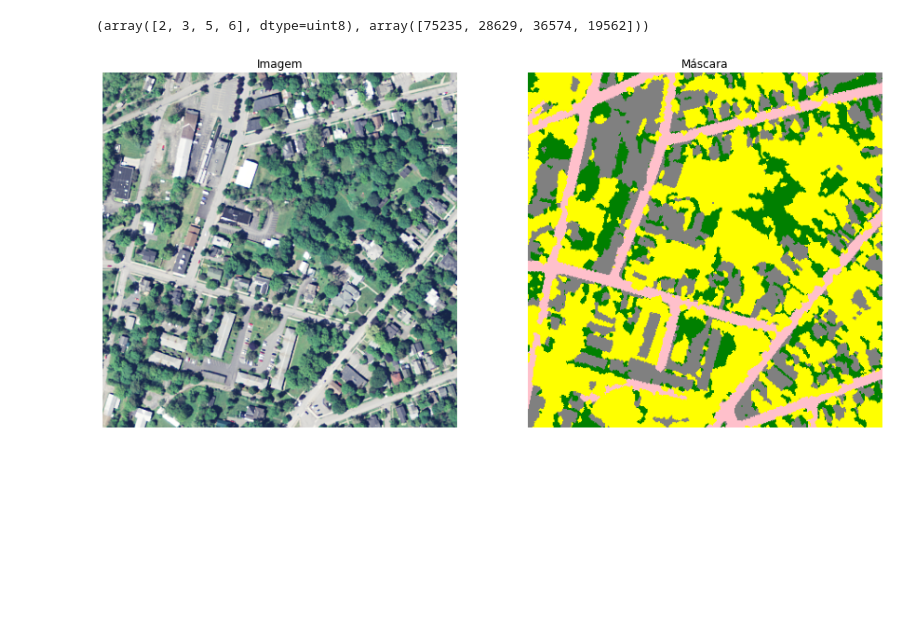
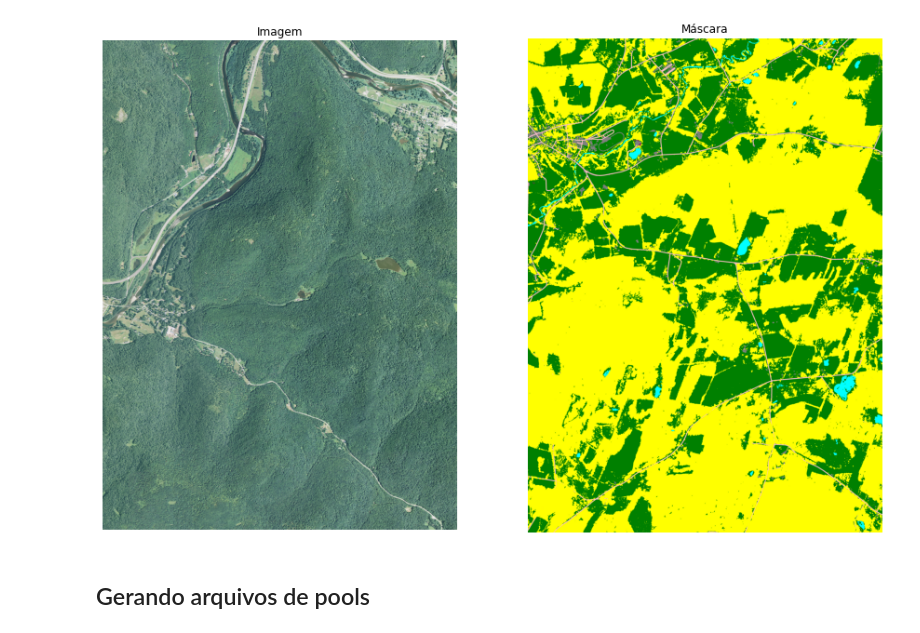
Before and after one commit to maTh51/ifsl, a Jupyter notebook: utils/vis_chesapeake.ipynb, the cells around one changed output. Drawn from its saved outputs; the diff is of its cells as text; code cells hidden in the pictures; blank space fills up the shorter version.

```diff
--- a/utils/vis_chesapeake.ipynb
+++ b/utils/vis_chesapeake.ipynb
@@ -71,35 +73,35 @@ def convert_mask(np_mask):
 
     # Mapeia os valores do primeiro canal para cores
     for index, color in index_to_color.items():
         new_mask[class_channel == index] = color
 
     return new_mask
 
 # Crie o colormap e o norm
 cmap = ListedColormap(colors)
 bounds = list(range(len(colors)))  # Se você tiver valores de 0 a 6, ajuste conforme necessário
 norm = BoundaryNorm(bounds, cmap.N, clip=True)
 img_path = ""
 mask_path = ""
 # Ler as duas imagens
-rgb_image = read_rgb_image("/scratch/matheuspimenta/chesapeake_400/images/m_4207417_ne_0_5200.tif")
-mask_image = rio.open("/scratch/matheuspimenta/chesapeake_400/masks/m_4207417_ne_0_5200.tif").read()
-print(np.unique(mask_image, return_counts=True))
+base_path = "/scratch/gabrielamarante/dataset/ny_1m_2013_extended-debuffered-train_tiles/"
+rgb_image = read_rgb_image(base_path + "m_4107507_ne_18_1_naip-new.tif")
+mask_image = rio.open(base_path + "m_4207531_sw_18_1_lc.tif").read()
+# print(np.unique(mask_image, return_counts=True))
 mask_image = convert_mask(np.moveaxis(mask_image, 0, -1))
 # Criar a figura e subplots
 fig, (ax1, ax2) = plt.subplots(1, 2, figsize=(15, 15))
 
 # Exibir a primeira imagem
 ax1.imshow(rgb_image)
 ax1.set_title('Imagem')
 ax1.axis('off')
 
 ax2.imshow(mask_image, cmap=cmap, norm=norm)
 ax2.set_title('Máscara')
 ax2.axis('off')
 
 # Mostrar a figura com as duas imagens lado a lado
 plt.show()
 # %% [output]
-(array([2, 3, 5, 6], dtype=uint8), array([75235, 28629, 36574, 19562]))
-[figure, old version]
+[figure, new version]
@@ -105,0 +111,2 @@ plt.show()
+# %% [markdown]
+## Gerando arquivos de pools
```
Also changed, not shown: parts of 5 cells of this notebook, 8 other files.
